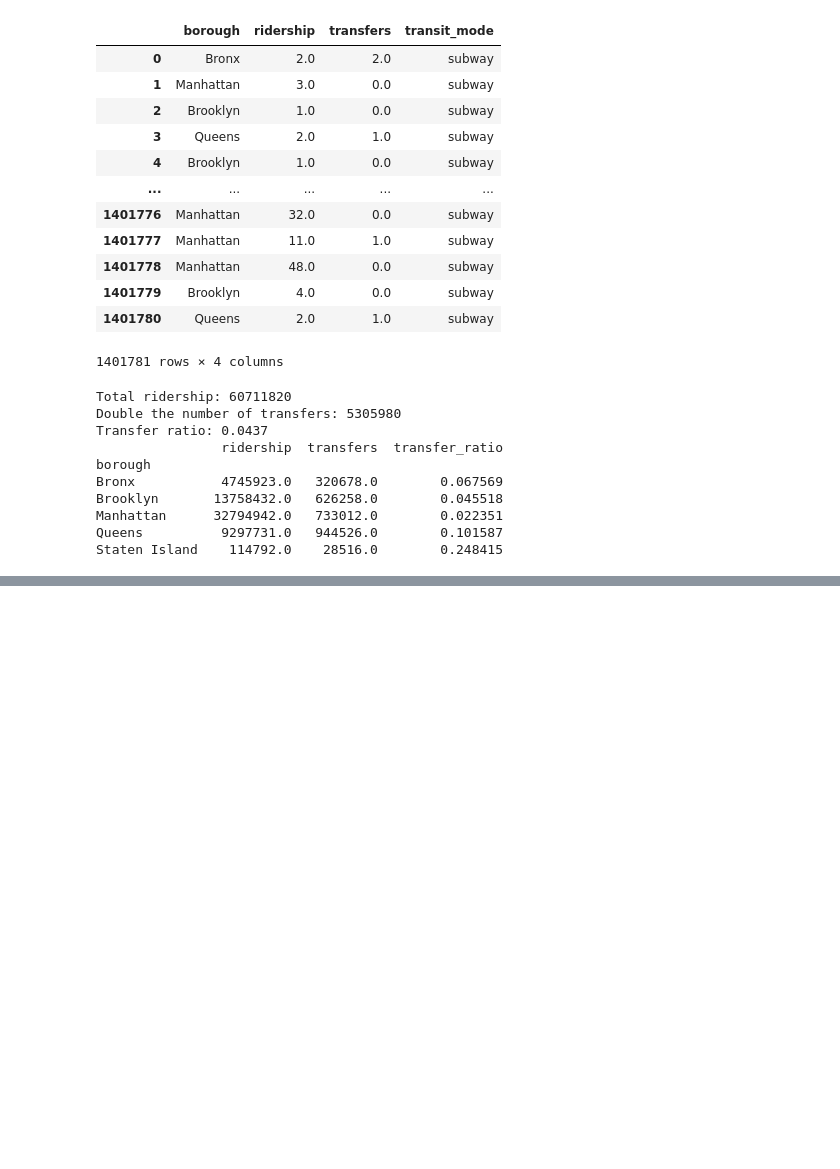
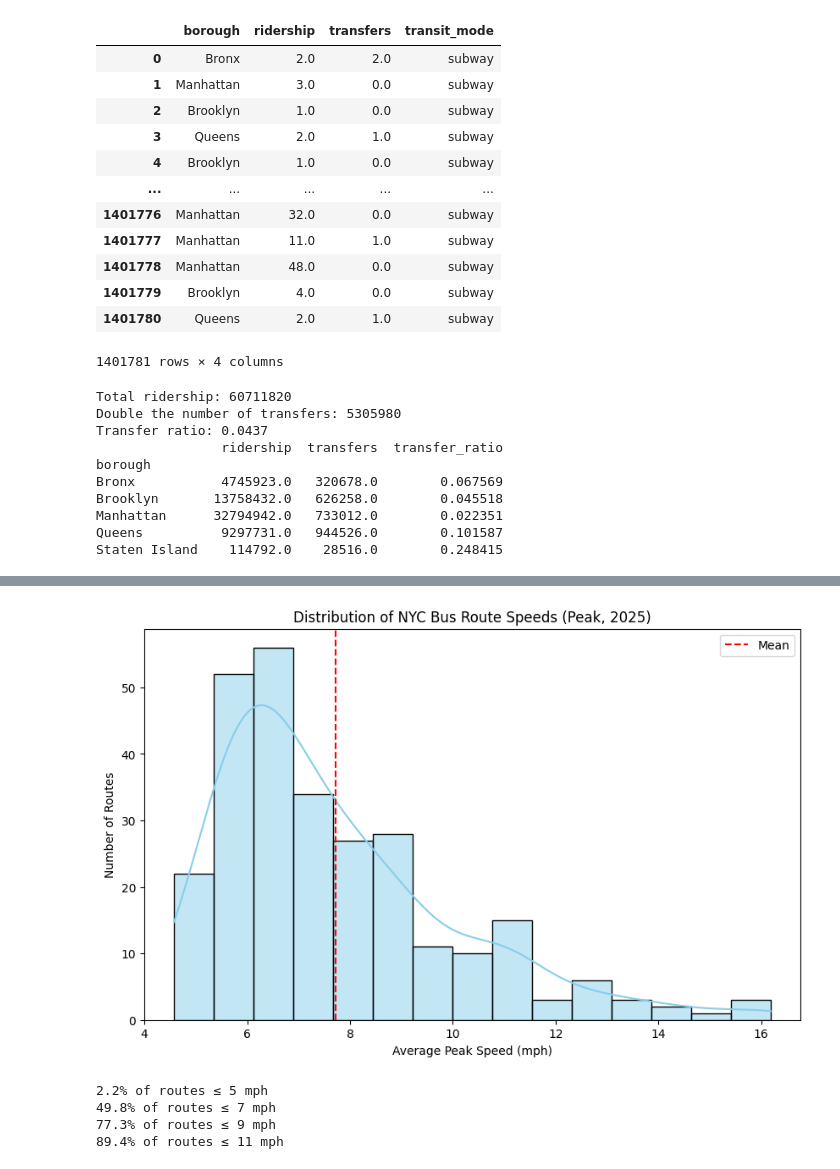
Before and after one commit to djbrown227/fare_evasion, a Jupyter notebook: notebooks/02_data_cleaning.ipynb, the cells around one changed output, grey strips where cells are left out. Drawn from its saved outputs; the diff is of its cells as text; code cells hidden in the pictures; blank space fills up the shorter version.

```diff
--- a/notebooks/02_data_cleaning.ipynb
+++ b/notebooks/02_data_cleaning.ipynb
@@ -665,0 +674,3 @@ Staten Island    114792.0    28516.0        0.248415
+# %%
+# Append (stack them vertically)
+df_bus_speed = pd.concat([bus_evasion_df_2015, bus_evasion_df_2020, bus_evasion_df_2025], ignore_index=True)
@@ -665,0 +795,25 @@ Staten Island    114792.0    28516.0        0.248415
+# %%
+import pandas as pd
+
+# 1. Drop Express buses if desired
+df_bus_speed = df_bus_speed[df_bus_speed["trip_type"] != "EXP"]
+
+# 2. Extract year
+df_bus_speed["year"] = pd.to_datetime(df_bus_speed["month"]).dt.year
+
+# 3. Filter for year 2025, day_type=1, period='Peak'
+df_2025_peak = df_bus_speed[
+    (df_bus_speed["year"] == 2025) &
+    (df_bus_speed["day_type"] == 1) &
+    (df_bus_speed["period"] == "Peak")
+]
+
+# 4. Group by route_id and compute SUM(total_mileage)/SUM(total_operating_time)
+route_speeds = (
+    df_2025_peak
+    .groupby("route_id")
+    .apply(lambda g: g["total_mileage"].sum() / g["total_operating_time"].sum())
+    .reset_index(name="avg_speed_peak_2025")
+)
+
+print(route_speeds)
@@ -665,0 +835,26 @@ Staten Island    114792.0    28516.0        0.248415
+# %%
+import matplotlib.pyplot as plt
+import seaborn as sns
+
+plt.figure(figsize=(10,6))
+sns.histplot(route_speeds['avg_speed_peak_2025'], bins=15, kde=True, color='skyblue')
+plt.axvline(route_speeds['avg_speed_peak_2025'].mean(), color='red', linestyle='--', label='Mean')
+plt.xlabel("Average Peak Speed (mph)")
+plt.ylabel("Number of Routes")
+plt.title("Distribution of NYC Bus Route Speeds (Peak, 2025)")
+plt.legend()
+plt.show()
+# %% [output]
+[figure, added]
+# %%
+# Define thresholds
+thresholds = [5, 7, 9, 11]  # mph
+
+for t in thresholds:
+    pct = (route_speeds['avg_speed_peak_2025'] <= t).mean() * 100
+    print(f"{pct:.1f}% of routes ≤ {t} mph")
+# %% [output]
+2.2% of routes ≤ 5 mph
+49.8% of routes ≤ 7 mph
+77.3% of routes ≤ 9 mph
+89.4% of routes ≤ 11 mph
```
Also changed, not shown: parts of 10 cells of this notebook, 3 other files.
